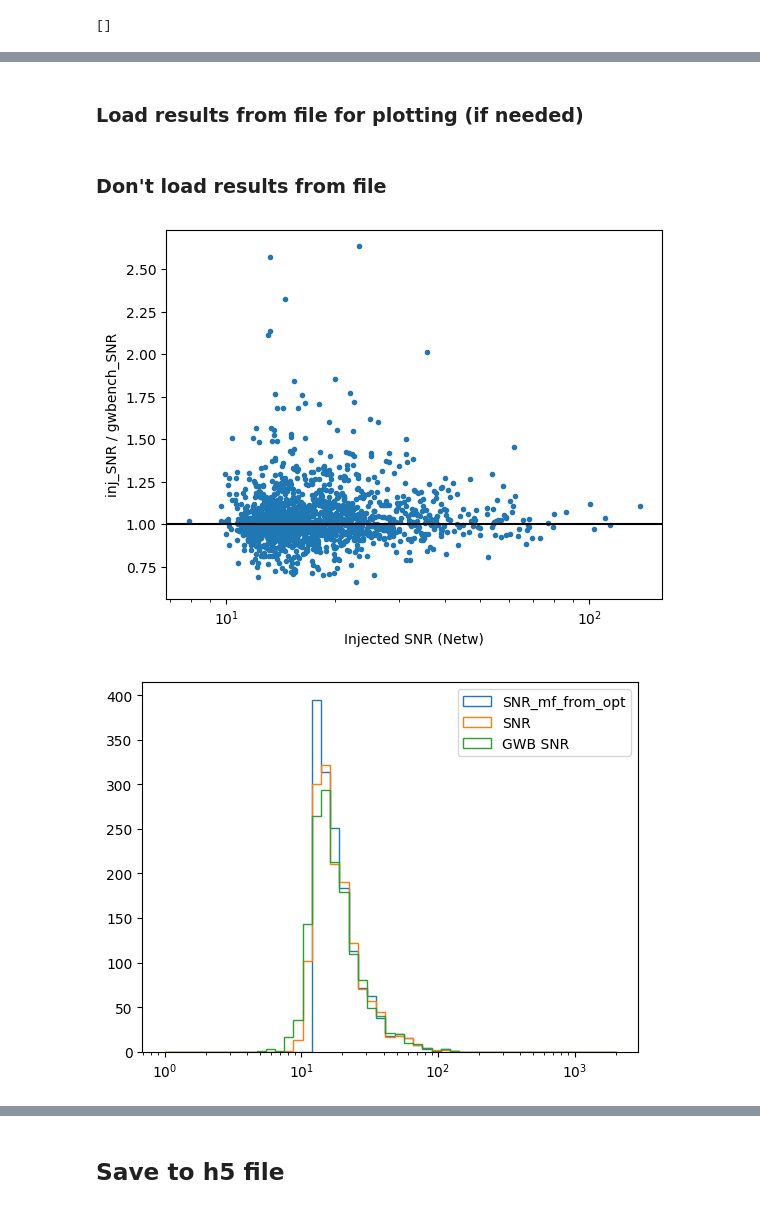
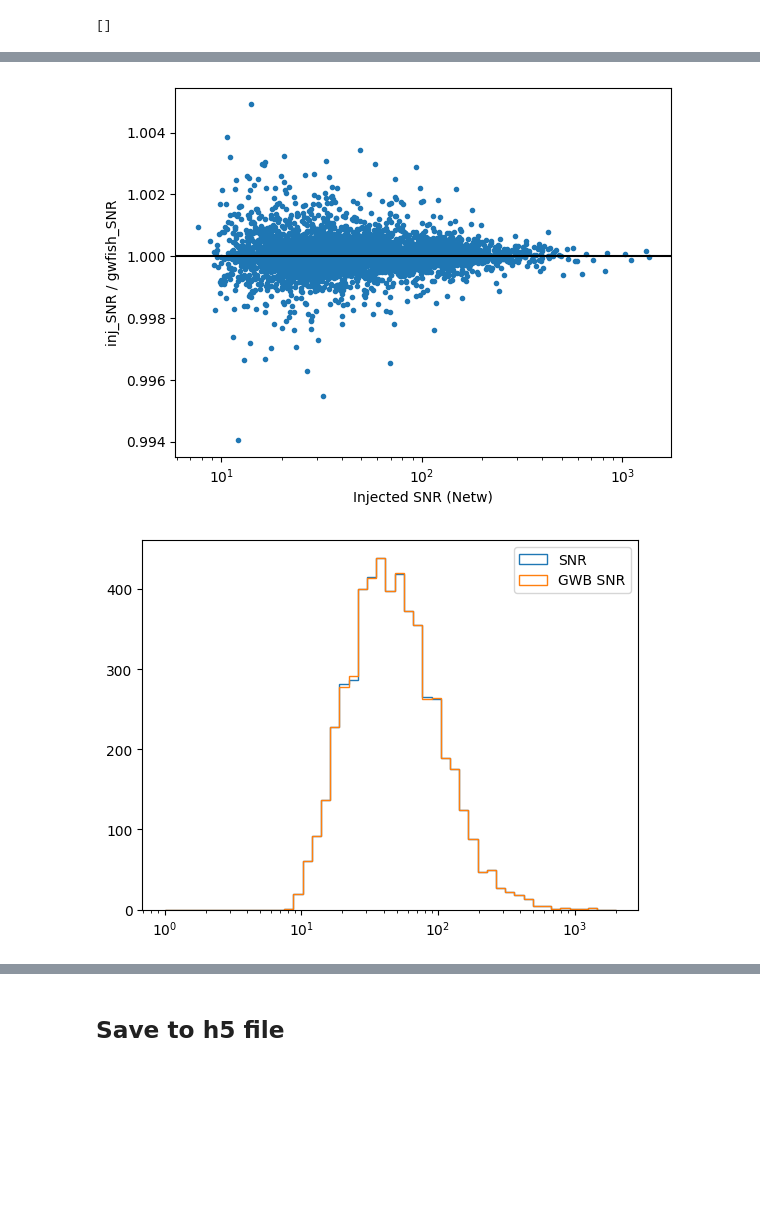
Before and after one commit to divyajyoti09/next_gen_detect, a Jupyter notebook: A-sharp_z_peak_mapping/gwfish_err_calc.ipynb, the cells around one changed output, grey strips where cells are left out. Saved outputs shown, nothing was run; the diff lists cells and outputs as text; code cells hidden in the pictures; blank space fills up the shorter version.

```diff
--- a/A-sharp_z_peak_mapping/gwfish_err_calc.ipynb
+++ b/A-sharp_z_peak_mapping/gwfish_err_calc.ipynb
@@ -433,0 +499,2 @@ plt.plot(pd.DataFrame(results['inj_params'])['DL']/pd.DataFrame(results['all_inj
+# %%
+results['cov'] = load_inv_matrices
@@ -436,7 +505,7 @@ plt.plot(pd.DataFrame(results['inj_params'])['DL']/pd.DataFrame(results['all_inj
 # %%
 failed = []
 for event in range(len(results['all_inj_params_original'])):
-    cov = results['cov'][event]  # the covariance matrix
+    cov = load_inv_matrices[event]  # the covariance matrix
     try:
         np.linalg.cholesky(cov)
     except np.linalg.LinAlgError:
@@ -450,3 +516,0 @@ failed
-# %%
-for i, z in enumerate(pd.DataFrame(results['all_inj_params_original'])['redshift']):
-    results['inj_params'][i]['z'] = z
@@ -452,0 +545,16 @@ for i, z in enumerate(pd.DataFrame(results['all_inj_params_original'])['redshift
+# %%
+results_updated = {}
+for key in results.keys():
+    if key == 'detected_idxs':
+        continue
+    if key == 'deriv_variables_in_order':
+        results_updated[key] = results[key]
+    else:
+        if len(failed) == 0:
+            print("No failed events")
+            results_updated[key] = results[key]
+        else:
+            if isinstance(results[key], pd.DataFrame):
+                results_updated[key] = results[key].drop(index=failed)
+            elif isinstance(results[key], np.ndarray):
+                results_updated[key] = np.array([results[key][i] for i in range(len(results[key])) if i not in failed])
@@ -468,2 +620,0 @@ Text(0.5, 0, '$\\Delta D_L / D_L$')
-# %% [markdown]
-### Load results from file for plotting (if needed)
@@ -527,23 +621,19 @@ except NameError:
-# %% [markdown]
-### Don't load results from file
 # %%
-inj_snrs = pd.DataFrame(results['all_inj_params_original'])['SNR_network']
-inj_mf_snrs = pd.DataFrame(results['all_inj_params_original'])['SNR_mf_from_opt_network']
-gwbench_snrs = pd.DataFrame(results['errs'])['snr']
+inj_snrs = results_updated['all_inj_params_original']['SNR_network']
+gwfish_snrs = results_updated['netw_snrs']
 
 plt.figure()
-plt.plot(inj_snrs, inj_snrs/gwbench_snrs, '.')
+plt.plot(inj_snrs, inj_snrs/gwfish_snrs, '.')
 plt.xlabel('Injected SNR (Netw)')
-plt.ylabel('inj_SNR / gwbench_SNR')
+plt.ylabel('inj_SNR / gwfish_SNR')
 plt.axhline(1, c='k')
 plt.xscale('log')
 
 plt.figure()
-plt.hist(inj_mf_snrs, bins=np.logspace(0,3.3,50), histtype=u'step', label='SNR_mf_from_opt');
 plt.hist(inj_snrs, bins=np.logspace(0,3.3,50), histtype=u'step', label='SNR');
-plt.hist(gwbench_snrs, bins=np.logspace(0,3.3,50), histtype=u'step', label='GWB SNR');
+plt.hist(gwfish_snrs, bins=np.logspace(0,3.3,50), histtype=u'step', label='GWB SNR');
 plt.legend()
 plt.xscale('log')
 # %% [output]
-[figure, old version]
+[figure, new version]
-[figure, old version]
+[figure, new version]
```
Also changed, not shown: parts of 90 cells of this notebook, 17 other files.
